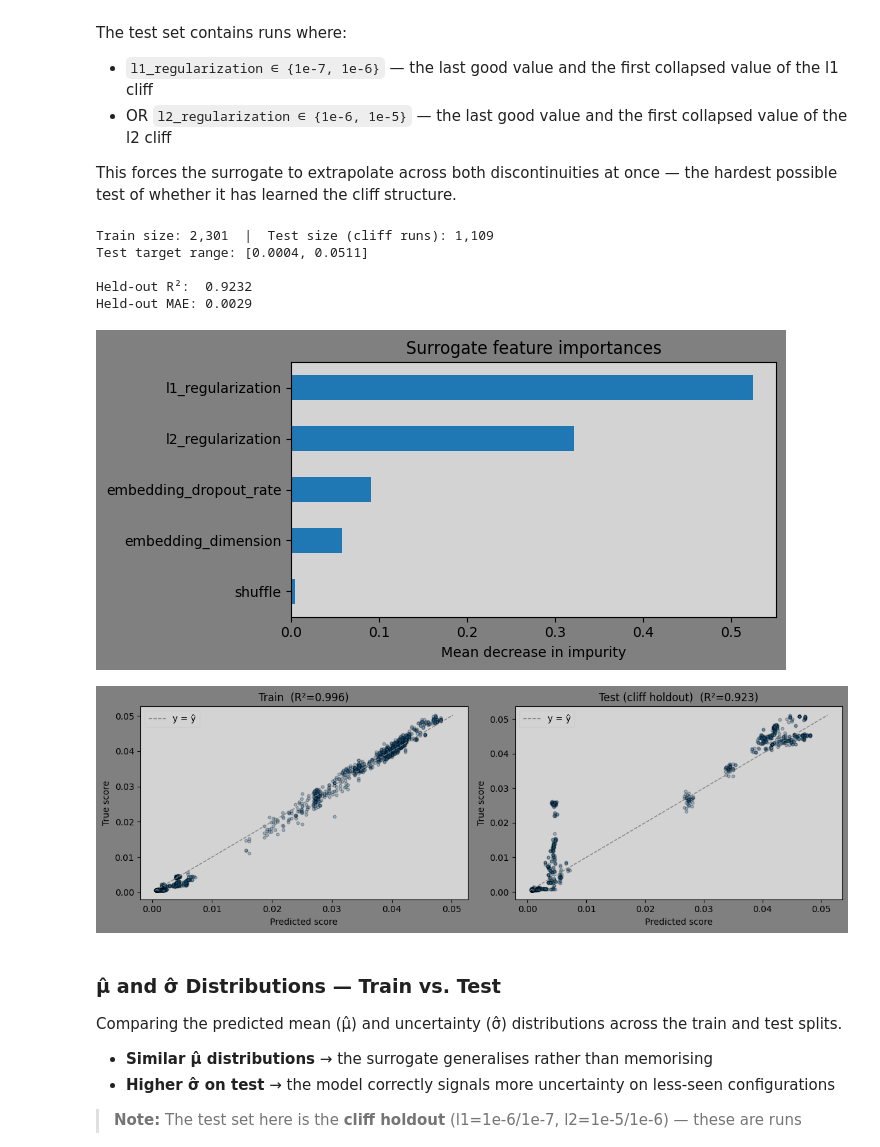
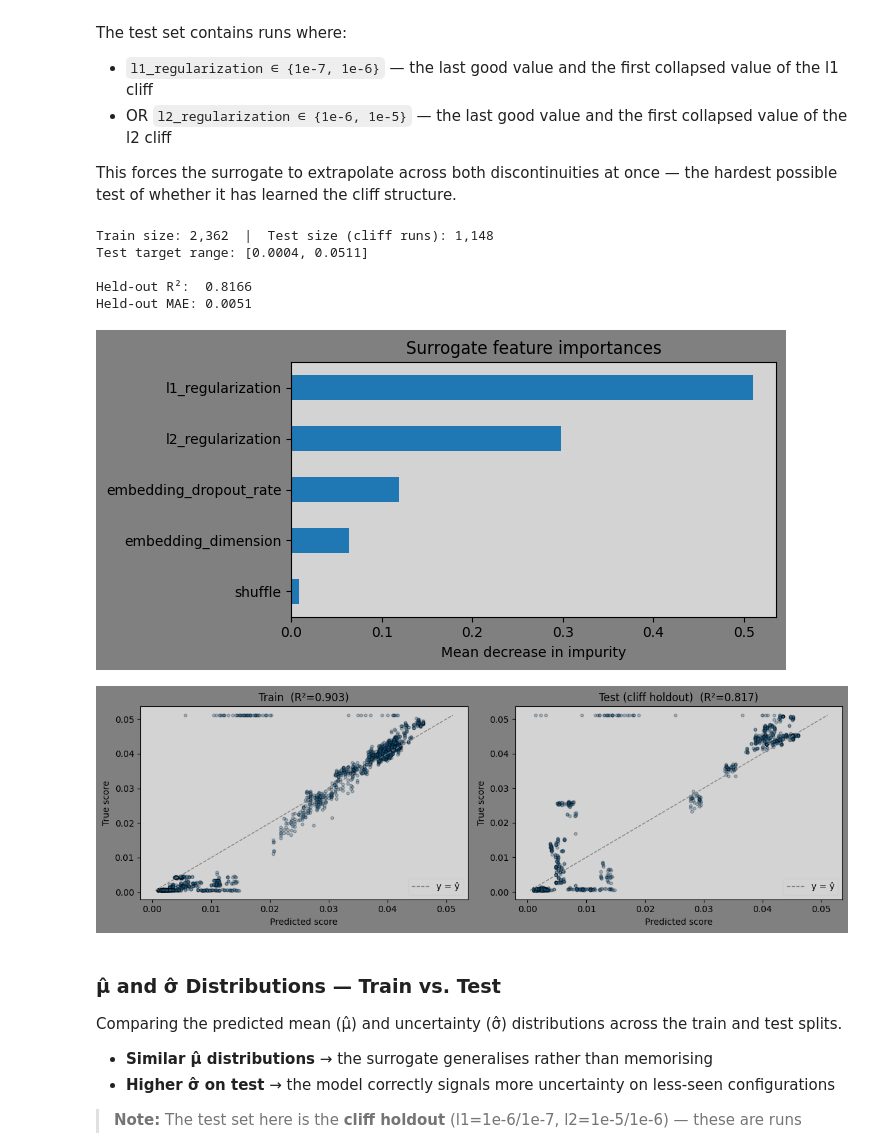
Before and after one commit to chaald/peppermint-matrix, a Jupyter notebook: notebooks/parameter_analysis/surrogate_model.ipynb, the cells around one changed output. Cells and saved outputs as stored; diff of their text form; code cells hidden in the pictures.

Commit message:
fix: align notebooks — shuffle to Boolean, virtual samples in surrogate, match production hyperparams

```diff
--- a/notebooks/parameter_analysis/surrogate_model.ipynb
+++ b/notebooks/parameter_analysis/surrogate_model.ipynb
@@ -132,8 +135,8 @@ Extract X (hyperparameter features) and y (best checkpoint score) from the loade
 required_cols = feature_names + [target_metric]
 full_dataframe = experiment_runs.select(required_cols).drop_nulls()
 
-# Cast shuffle (boolean) to float so sklearn is happy
-full_dataframe = full_dataframe.with_columns(pl.col("shuffle").cast(pl.Float64))
+# Cast shuffle to Boolean for consistency with convergence simulation
+full_dataframe = full_dataframe.with_columns(pl.col("shuffle").cast(pl.Boolean))
 
 full_features = full_dataframe.select(feature_names).to_numpy()
 full_target = full_dataframe[target_metric].to_numpy()
@@ -145,3 +148,31 @@ print(f"Target mean:   {full_target.mean():.4f}  ±  {full_target.std():.4f}")
 Training samples: 3,410
 Target range:  [0.0004, 0.0511]
 Target mean:   0.0217  ±  0.0193
+# %%
+# Generate K=100 virtual samples with optimism prior (λ=1.0)
+virtual_lambda = 1.0
+virtual_sample_count = 100
+
+best_observed = full_dataframe[target_metric].max()
+mean_observed = full_dataframe[target_metric].mean()
+std_observed = full_dataframe[target_metric].std()
+virtual_target = max(best_observed, mean_observed + virtual_lambda * std_observed)
+
+all_combinations = list(itertools.product(*parameter_space.values()))
+virtual_grid_vector = np.array(all_combinations, dtype=object)
+
+rng = np.random.default_rng(42)
+virtual_indices = rng.integers(0, len(virtual_grid_vector), size=virtual_sample_count)
+virtual_configs = virtual_grid_vector[virtual_indices]
+
+virtual_data = {col: virtual_configs[:, i].tolist() for i, col in enumerate(feature_names)}
+virtual_data[target_metric] = [virtual_target] * virtual_sample_count
+virtual_dataframe = pl.DataFrame(virtual_data)
+virtual_dataframe = virtual_dataframe.with_columns(pl.col("shuffle").cast(pl.Boolean))
+
+full_dataframe = pl.concat([full_dataframe, virtual_dataframe])
+full_features = full_dataframe.select(feature_names).to_numpy()
+full_target = full_dataframe[target_metric].to_numpy()
+
+print(f"Added {virtual_sample_count} virtual samples with target={virtual_target:.6f}")
+print(f"Training set now has {len(full_target):,} samples (real={len(full_target)-virtual_sample_count:,}, virtual={virtual_sample_count})")
@@ -286,39 +319,39 @@ print(f"Test target range: [{test_target.min():.4f}, {test_target.max():.4f}]")
 print()
 
 surrogate_eval = Pipeline([
     ("log_reg", Log10Transformer(feature_names)),
     ("rf", RandomForestRegressor(
-        n_estimators=1024,
+        n_estimators=128,
         max_features="sqrt",
         max_samples=0.1,
-        min_samples_leaf=1,
+        min_samples_leaf=3,
         oob_score=False,
         n_jobs=-1,
         random_state=42,
     )),
 ])
 surrogate_eval.fit(train_features, train_target)
 predicted_target = surrogate_eval.predict(test_features)
 
 print(f"Held-out R²:  {r2_score(test_target, predicted_target):.4f}")
 print(f"Held-out MAE: {mean_absolute_error(test_target, predicted_target):.4f}")
 
 # Feature importance plot (from the full-data surrogate)
 fig, ax = plt.subplots(figsize=(7, 3.5))
 importances = pd.Series(surrogate_eval.named_steps["rf"].feature_importances_, index=feature_names).sort_values(ascending=True)
 importances.plot.barh(ax=ax)
 ax.set_xlabel("Mean decrease in impurity")
 ax.set_title("Surrogate feature importances")
 
 plt.tight_layout()
 plt.show()
 # %% [output]
-Train size: 2,301  |  Test size (cliff runs): 1,109
+Train size: 2,362  |  Test size (cliff runs): 1,148
 Test target range: [0.0004, 0.0511]
 
-Held-out R²:  0.9232
-Held-out MAE: 0.0029
+Held-out R²:  0.8166
+Held-out MAE: 0.0051
-[figure, old version]
+[figure, new version]
 # %%
 train_prediction = surrogate_eval.predict(train_features)
 test_prediction  = surrogate_eval.predict(test_features)
@@ -342,7 +375,7 @@ for ax, ground_truth, prediction, label in [
 plt.tight_layout()
 plt.show()
 # %% [output]
-[figure, old version]
+[figure, new version]
 # %% [markdown]
 ### μ̂ and σ̂ Distributions — Train vs. Test
 
```
Also changed, not shown: parts of 13 cells of this notebook, 1 other file.
